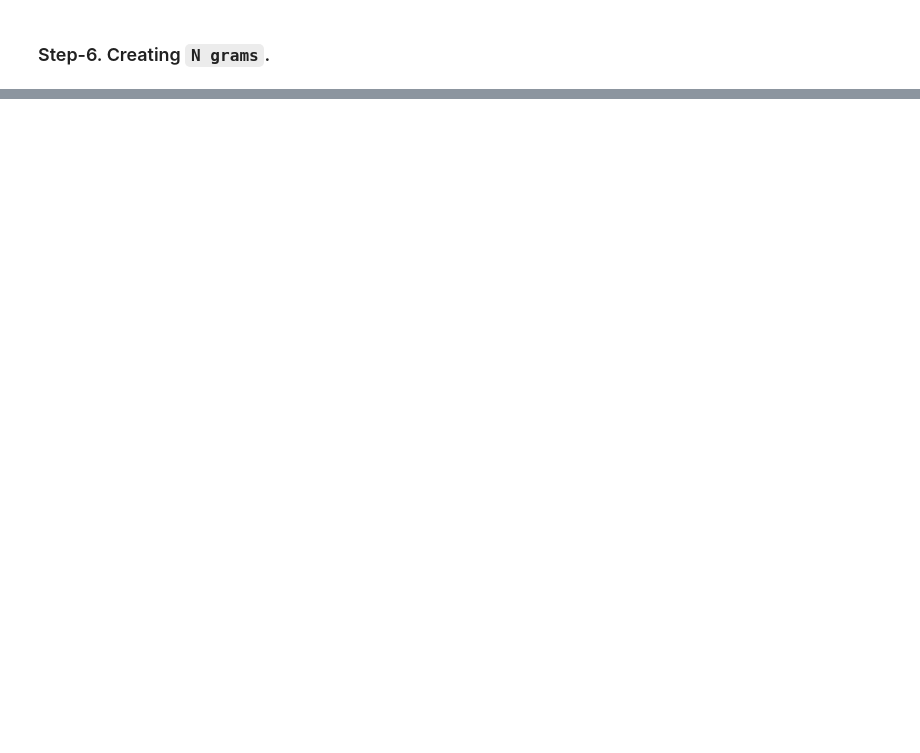
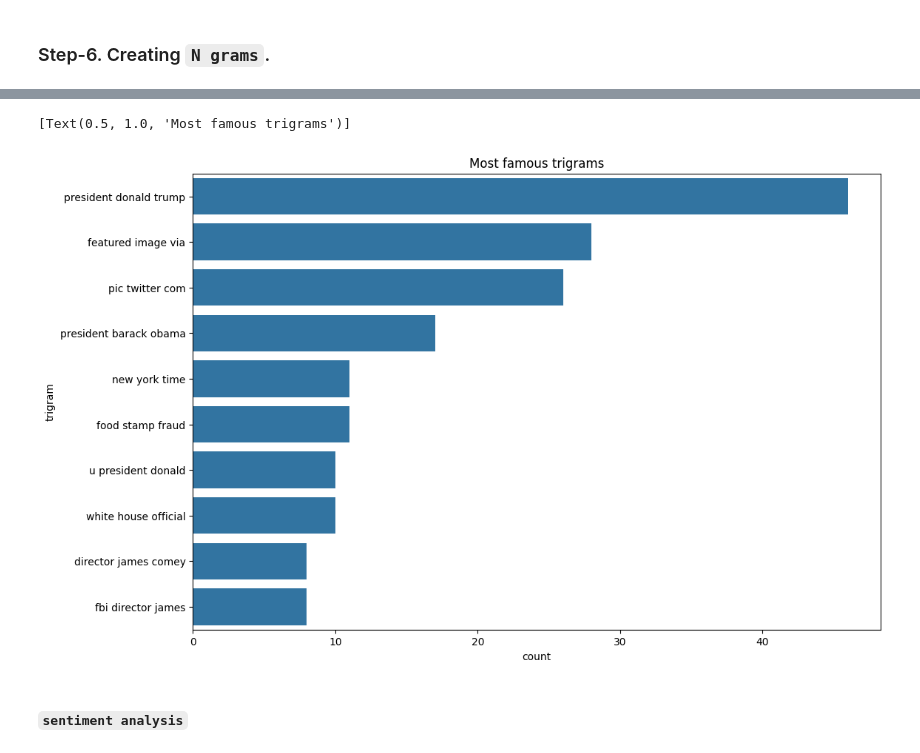
Before and after one commit to Pavan-AIML/NLP_based_REAL-Fake_new_classifier., a Jupyter notebook: code.ipynb, the cells around one changed output, grey strips where cells are left out. Cells and saved outputs as stored; diff of their text form; code cells hidden in the pictures; blank space fills up the shorter version.

Commit message:
lets start the sentiment ananlysis

```diff
--- a/code.ipynb
+++ b/code.ipynb
@@ -437,0 +536,8 @@ tokens_clean = sum(df['text_clean'], [])
+# %%
+trigrams = pd.Series(nltk.ngrams(tokens_clean, 3)).value_counts()
+trigrams.head()
+trigrams_df = trigrams.reset_index()
+trigrams_df.columns = ['trigram', 'count']
+trigrams_df['trigram'] = trigrams_df['trigram'].apply(lambda x : " ".join(x))
+
+trigrams_df.head()
@@ -437,0 +551,7 @@ tokens_clean = sum(df['text_clean'], [])
+# %%
+sns.barplot(x = 'count', y = 'trigram', data = trigrams_df[:10], orient = 'h').set(title = 'Most famous trigrams')
+# %% [output]
+[Text(0.5, 1.0, 'Most famous trigrams')]
+[figure, added]
+# %% [markdown]
+#### `sentiment analysis`
```
Also changed, not shown: parts of 16 cells of this notebook.
